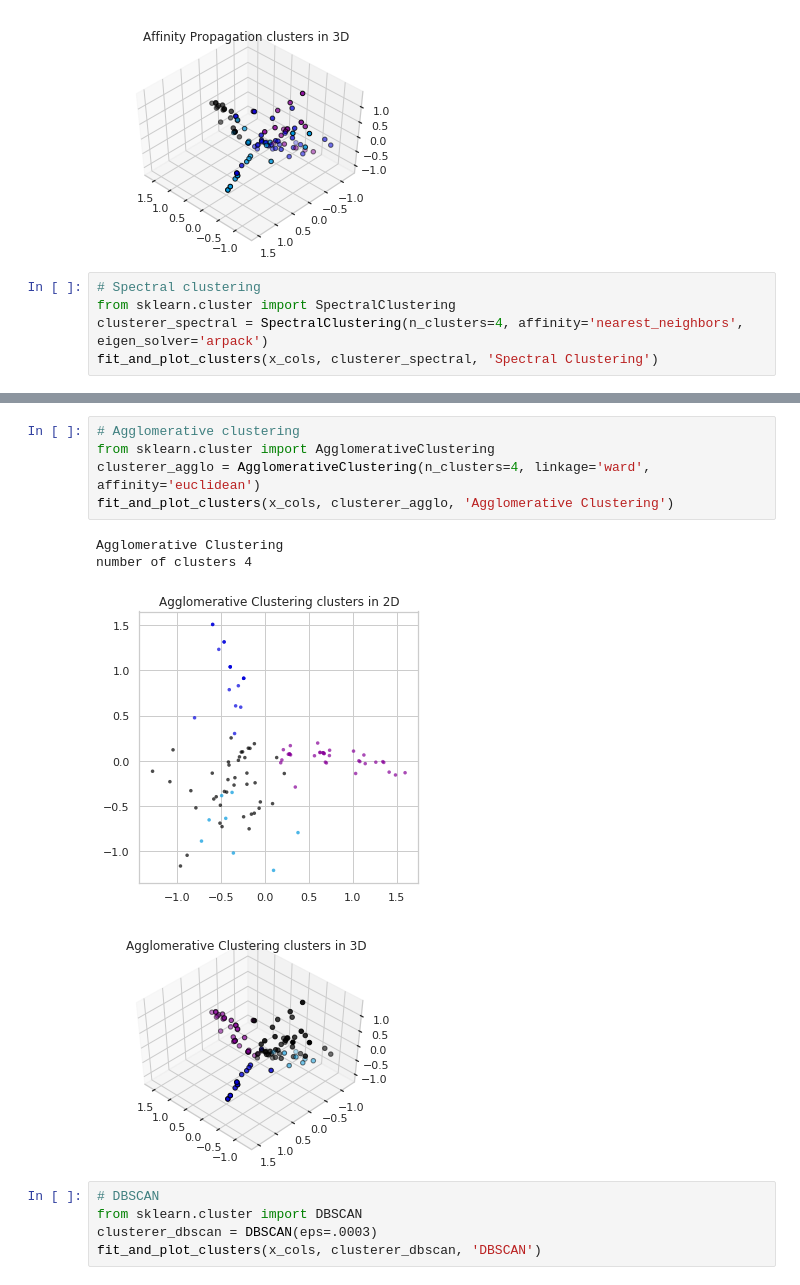
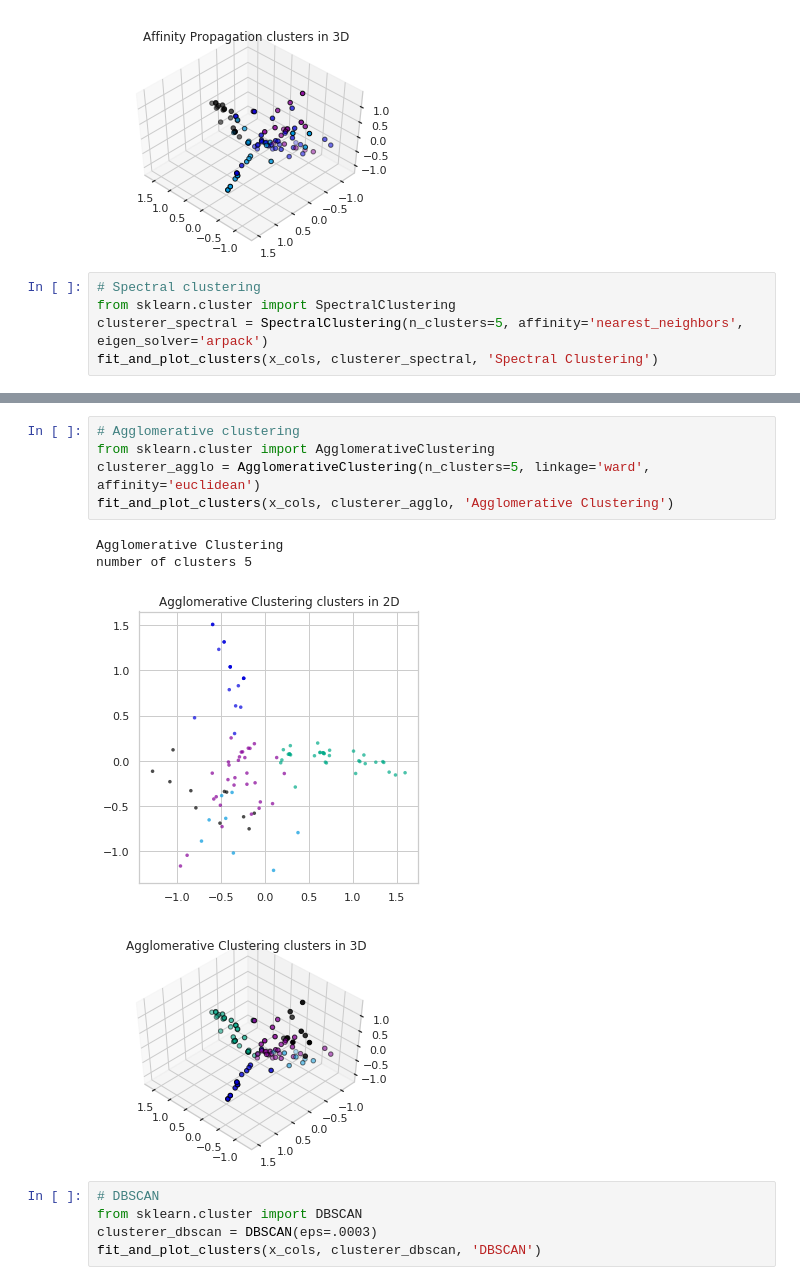
Before and after one commit to sirisurab/springboard, a Jupyter notebook: clustering/Mini_Project_Clustering.ipynb, the cells around one changed output, grey strips where cells are left out. Drawn from its saved outputs; the diff is of its cells as text.

```diff
--- a/clustering/Mini_Project_Clustering.ipynb
+++ b/clustering/Mini_Project_Clustering.ipynb
@@ -705,7 +765,7 @@ number of clusters 4
 # %%
 # Spectral clustering
 from sklearn.cluster import SpectralClustering
-clusterer_spectral = SpectralClustering(n_clusters=4, affinity='nearest_neighbors', eigen_solver='arpack')
+clusterer_spectral = SpectralClustering(n_clusters=5, affinity='nearest_neighbors', eigen_solver='arpack')
 fit_and_plot_clusters(x_cols, clusterer_spectral, 'Spectral Clustering')
 # %% [output]
 Spectral Clustering
@@ -715,12 +775,12 @@ number of clusters 4
 # %%
 # Agglomerative clustering
 from sklearn.cluster import AgglomerativeClustering
-clusterer_agglo = AgglomerativeClustering(n_clusters=4, linkage='ward', affinity='euclidean')
+clusterer_agglo = AgglomerativeClustering(n_clusters=5, linkage='ward', affinity='euclidean')
 fit_and_plot_clusters(x_cols, clusterer_agglo, 'Agglomerative Clustering')
 # %% [output]
 Agglomerative Clustering
-number of clusters 4
+number of clusters 5
-[figure, old version]
+[figure, new version]
 [figure]
 # %%
 # DBSCAN
```
Also changed, not shown: parts of 9 cells of this notebook.
